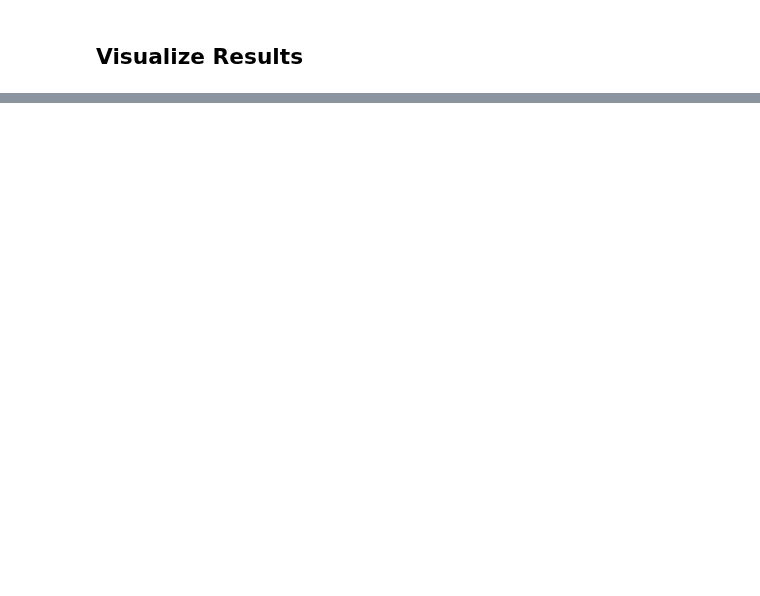
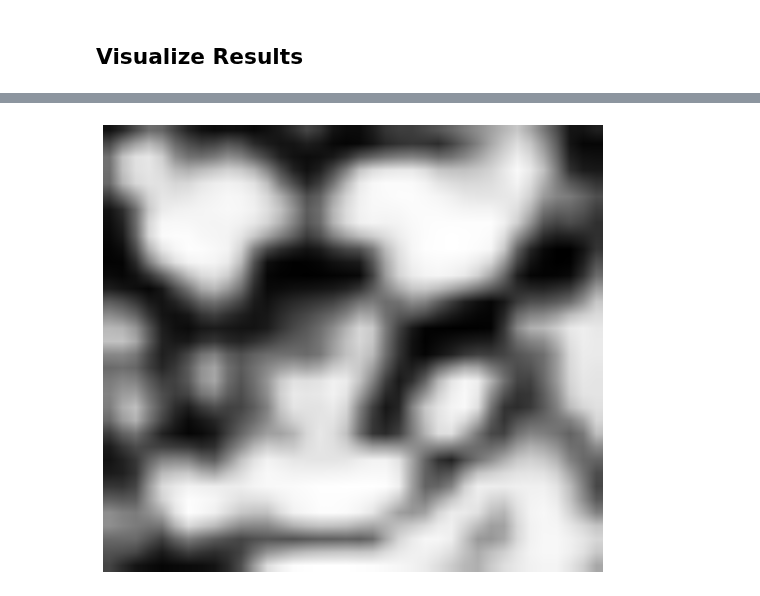
Before and after one commit to jalabort/scrap2, a Jupyter notebook: notebooks/CheckMenpoFit/Check LK.ipynb, the cells around one changed output, grey strips where cells are left out. Drawn from its saved outputs; the diff is of its cells as text; code cells hidden in the pictures; blank space fills up the shorter version.

```diff
--- a/notebooks/CheckMenpoFit/Check LK.ipynb
+++ b/notebooks/CheckMenpoFit/Check LK.ipynb
@@ -24,7 +27,7 @@ images = []
 for i in mio.import_images('/vol/atlas/databases/lfpw/trainset/',
                            verbose=True, max_images=5):
     labeller(i, 'PTS', ibug_face_66)
-    i.crop_to_landmarks_proportion_inplace(0.5, group='PTS')
+    i.crop_to_landmarks_proportion(0.5, group='PTS')
     i.landmarks['bounding_box'] = i.landmarks['PTS'].lms.bounding_box()
     if i.n_channels == 3:
         i = i.as_greyscale(mode='average')
@@ -39,16 +48,16 @@ visualize_images(test_images)
 # %% [markdown]
 ## Build LK Fitter
 # %%
-lk_fitter = LKFitter(
+lk_fitter = LucasKanadeFitter(
     template=template,
     group='bounding_box',
-    features=fast_dsift,
+    features=no_op,
     transform_cls=DifferentiableAlignmentAffine,
     diagonal=100,
     scales=(1, 0.5),
     scale_features=True,
-    algorithm_cls=IC,
-    residual_cls=SSD)
+    algorithm_cls=InverseCompositional,
+    residual_cls=GradientCorrelation)
 # %% [markdown]
 ## Fit LK Fitter
 # %%
@@ -73,0 +124,4 @@ visualize_fitting_result(fitter_results)
+# %%
+visualize_images(fitter_results[0].algorithm_results[0].warped_images)
+# %% [output]
+[figure, added]
```
Also changed, not shown: parts of 7 cells of this notebook, 6 other files.
